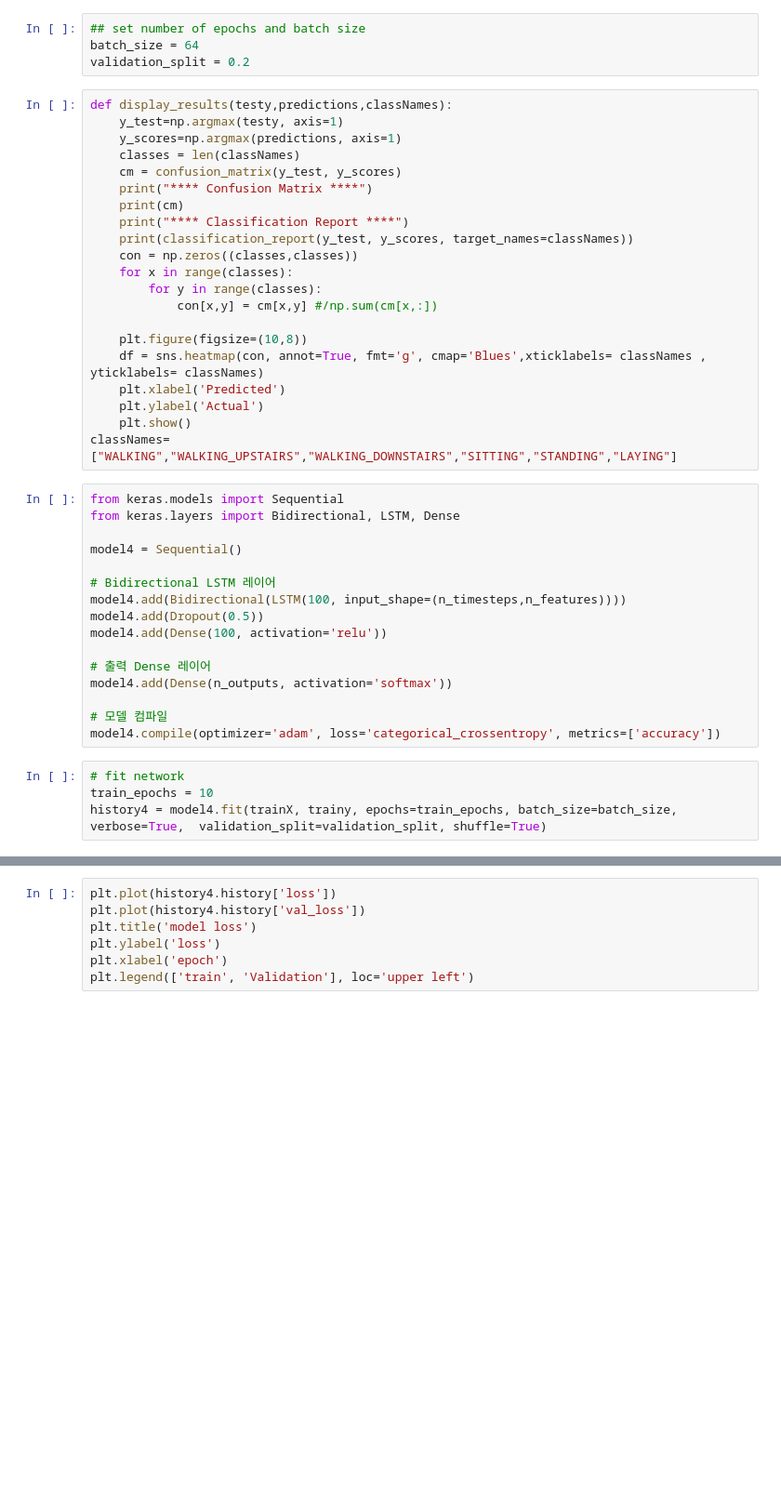
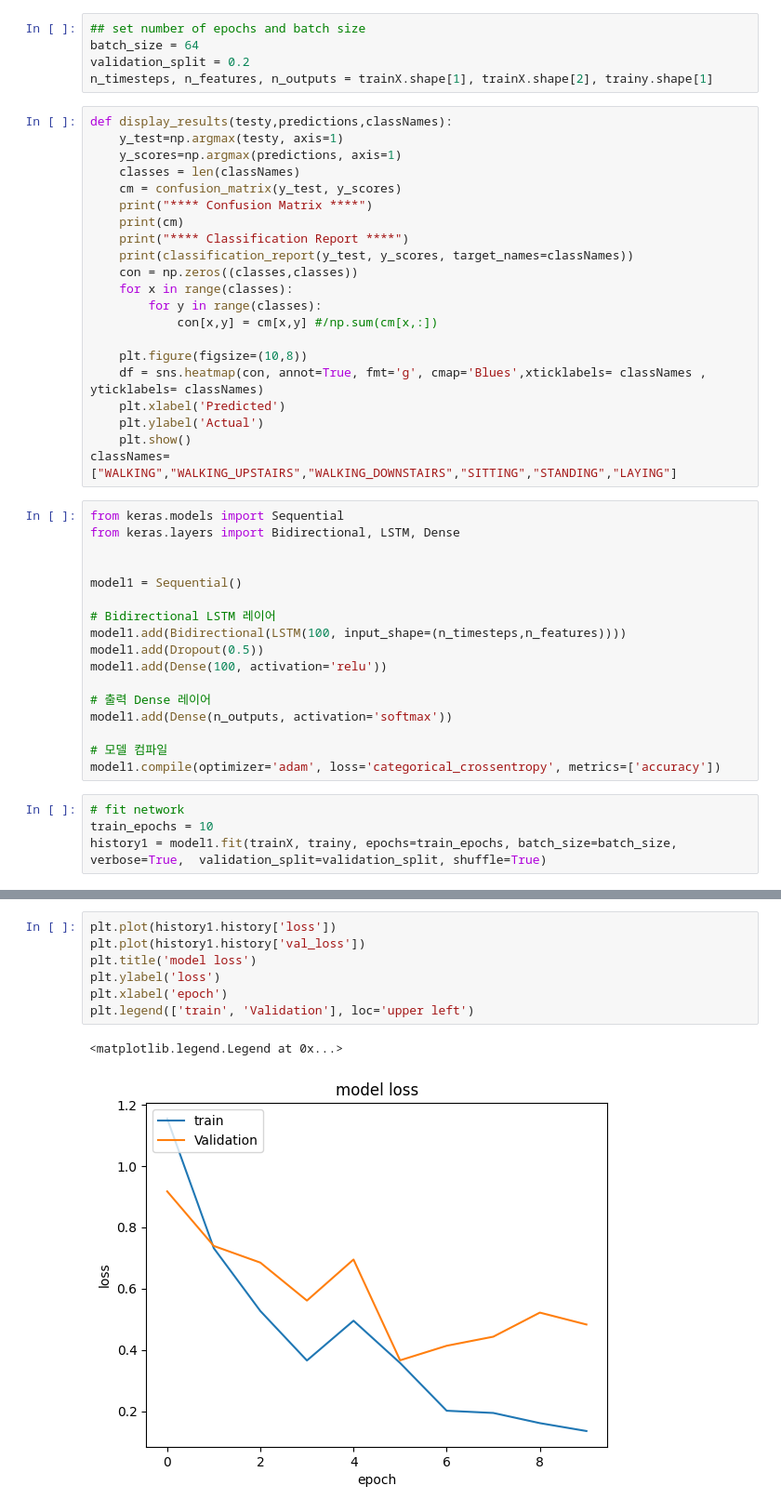
Before and after one commit to yongjun-0903/deep-learning, a Jupyter notebook: 03_0922_HAR_BiLSTM, GRU, BiGRU.ipynb, the cells around one changed output, grey strips where cells are left out. Shown at 93% size. Drawn from its saved outputs; the diff is of its cells as text; blank space fills up the shorter version.

```diff
--- a/03_0922_HAR_BiLSTM, GRU, BiGRU.ipynb
+++ b/03_0922_HAR_BiLSTM, GRU, BiGRU.ipynb
@@ -107,6 +107,7 @@ plot_distributions(trainX)
 ## set number of epochs and batch size
 batch_size = 64
 validation_split = 0.2
+n_timesteps, n_features, n_outputs = trainX.shape[1], trainX.shape[2], trainy.shape[1]
 # %%
 def display_results(testy,predictions,classNames):
     y_test=np.argmax(testy, axis=1)
@@ -132,19 +133,20 @@ classNames=["WALKING","WALKING_UPSTAIRS","WALKING_DOWNSTAIRS","SITTING","STANDIN
 from keras.models import Sequential
 from keras.layers import Bidirectional, LSTM, Dense
 
-model4 = Sequential()
+
+model1 = Sequential()
 
 # Bidirectional LSTM 레이어
-model4.add(Bidirectional(LSTM(100, input_shape=(n_timesteps,n_features))))
-model4.add(Dropout(0.5))
-model4.add(Dense(100, activation='relu'))
+model1.add(Bidirectional(LSTM(100, input_shape=(n_timesteps,n_features))))
+model1.add(Dropout(0.5))
+model1.add(Dense(100, activation='relu'))
 
 # 출력 Dense 레이어
-model4.add(Dense(n_outputs, activation='softmax'))
+model1.add(Dense(n_outputs, activation='softmax'))
 
 # 모델 컴파일
-model4.compile(optimizer='adam', loss='categorical_crossentropy', metrics=['accuracy'])
+model1.compile(optimizer='adam', loss='categorical_crossentropy', metrics=['accuracy'])
 # %%
 # fit network
 train_epochs = 10
-history4 = model4.fit(trainX, trainy, epochs=train_epochs, batch_size=batch_size, verbose=True,  validation_split=validation_split, shuffle=True)
+history1 = model1.fit(trainX, trainy, epochs=train_epochs, batch_size=batch_size, verbose=True,  validation_split=validation_split, shuffle=True)
@@ -151,9 +195,12 @@ history4 = model4.fit(trainX, trainy, epochs=train_epochs, batch_size=batch_size
 # %%
-plt.plot(history4.history['loss'])
-plt.plot(history4.history['val_loss'])
+plt.plot(history1.history['loss'])
+plt.plot(history1.history['val_loss'])
 plt.title('model loss')
 plt.ylabel('loss')
 plt.xlabel('epoch')
 plt.legend(['train', 'Validation'], loc='upper left')
+# %% [output]
+<matplotlib.legend.Legend at 0x...>
+[figure, added]
 # %%
 # evaluate model
```
Also changed, not shown: parts of 16 cells of this notebook, 1 other file.
